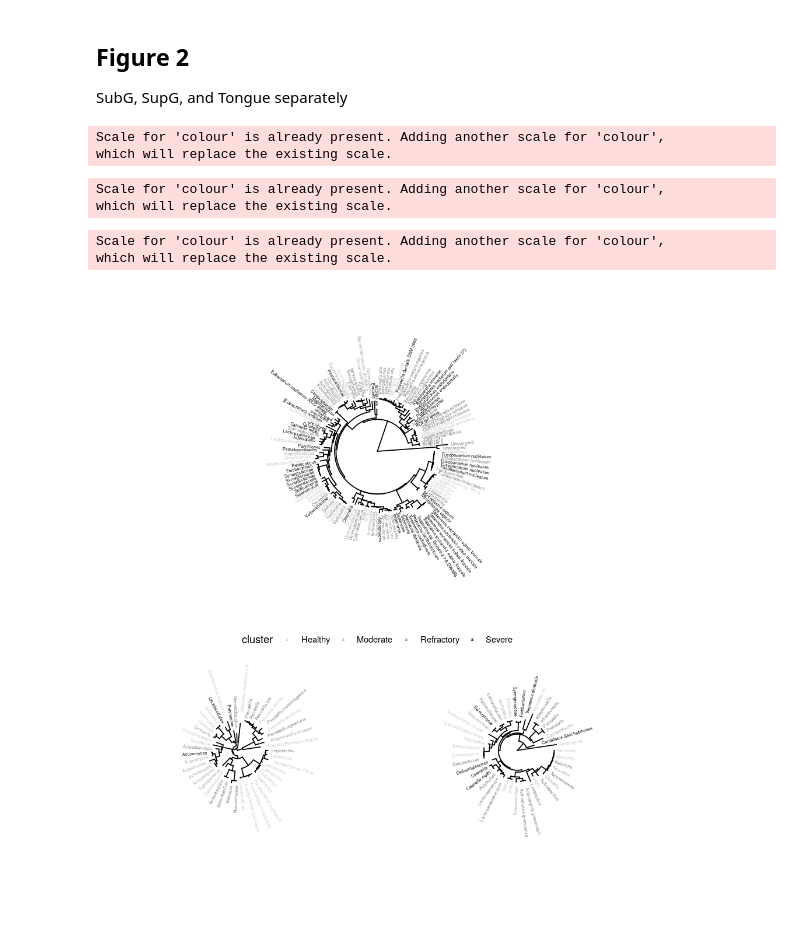
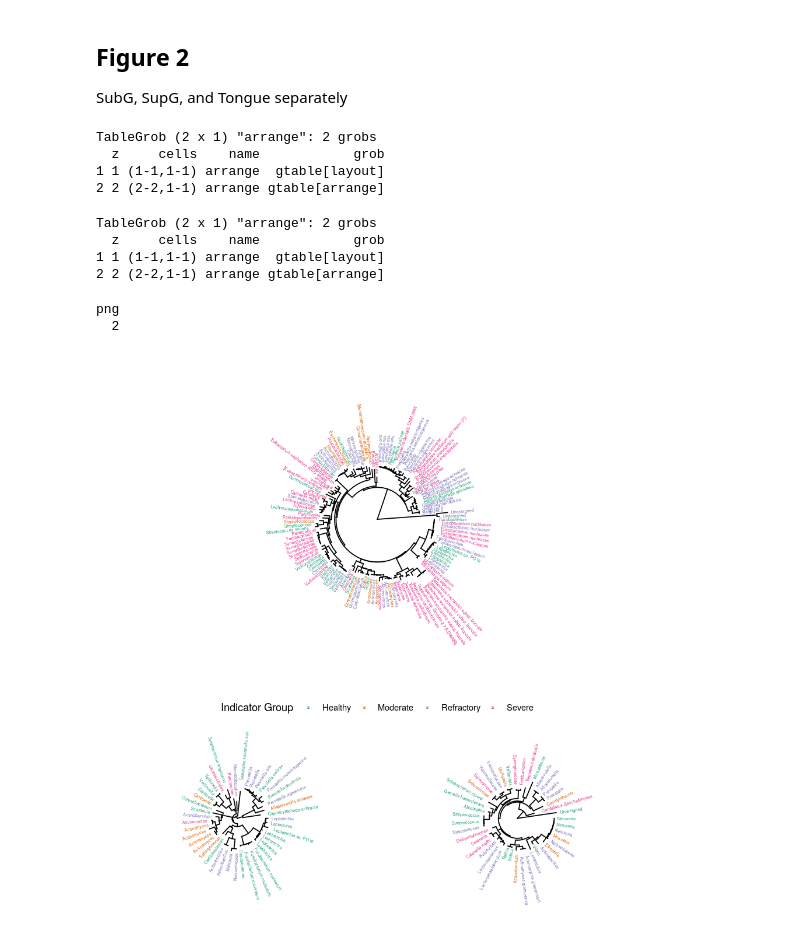
Before and after one commit to mwhall/JDR_Refractory_Periodontitis, a Jupyter notebook: Figure2.ipynb, the cells around one changed output. Saved outputs shown, nothing was run; the diff lists cells and outputs as text; code cells hidden in the pictures; blank space fills up the shorter version.

```diff
--- a/Figure2.ipynb
+++ b/Figure2.ipynb
@@ -67,27 +73,30 @@ plot_tree("all")+xlim(0,2)
 SubG, SupG, and Tongue separately
 # %%
 options(repr.plot.width=10, repr.plot.height=10)
-a<-plot_tree("subg")+xlim(0,2)+scale_fill_grey(start=0.8,end=0)+scale_colour_grey(start=0.8,end=0)
+a<-plot_tree("subg")+xlim(0,2)#+scale_fill_grey(start=0.8,end=0)+scale_colour_grey(start=0.8,end=0)
-# %% [output]
-Scale for 'colour' is already present. Adding another scale for 'colour',
-which will replace the existing scale.
 # %%
 options(repr.plot.width=4, repr.plot.height=4)
-b <- plot_tree("supg")+xlim(0,0.75)+scale_colour_grey(start=0.8,end=0)+scale_fill_grey(start=0.8,end=0)
+b <- plot_tree("supg")+xlim(0,0.75)#+scale_colour_grey(start=0.8,end=0)+scale_fill_grey(start=0.8,end=0)
-# %% [output]
-Scale for 'colour' is already present. Adding another scale for 'colour',
-which will replace the existing scale.
 # %%
 options(repr.plot.width=4, repr.plot.height=4)
-c <- plot_tree("tongue")+xlim(0,1.25)+scale_fill_grey(start=0.8,end=0)+scale_colour_grey(start=0.8,end=0)
+c <- plot_tree("tongue")+xlim(0,1.25)#+scale_fill_grey(start=0.8,end=0)+scale_colour_grey(start=0.8,end=0)
-# %% [output]
-Scale for 'colour' is already present. Adding another scale for 'colour',
-which will replace the existing scale.
 # %%
-#pdf("Figure2.pdf")
 options(repr.plot.width=8, repr.plot.height=8)
-grid.arrange(a,arrangeGrob(b+theme(legend.position="none"),
+p <- grid.arrange(a,arrangeGrob(b+theme(legend.position="none"),
                            c+theme(legend.position="none"), ncol=2), heights=c(1,0.5), nrow=2, padding=NULL)
-#dev.off()
+p
+pdf("Figure2.pdf", height=8, width=8)
+p
+dev.off()
 # %% [output]
+TableGrob (2 x 1) "arrange": 2 grobs
+  z     cells    name            grob
+1 1 (1-1,1-1) arrange  gtable[layout]
+2 2 (2-2,1-1) arrange gtable[arrange]
+TableGrob (2 x 1) "arrange": 2 grobs
+  z     cells    name            grob
+1 1 (1-1,1-1) arrange  gtable[layout]
+2 2 (2-2,1-1) arrange gtable[arrange]
+png
+  2
-[figure, old version]
+[figure, new version]
```
Also changed, not shown: parts of 1 cell of this notebook, 14 other files.
